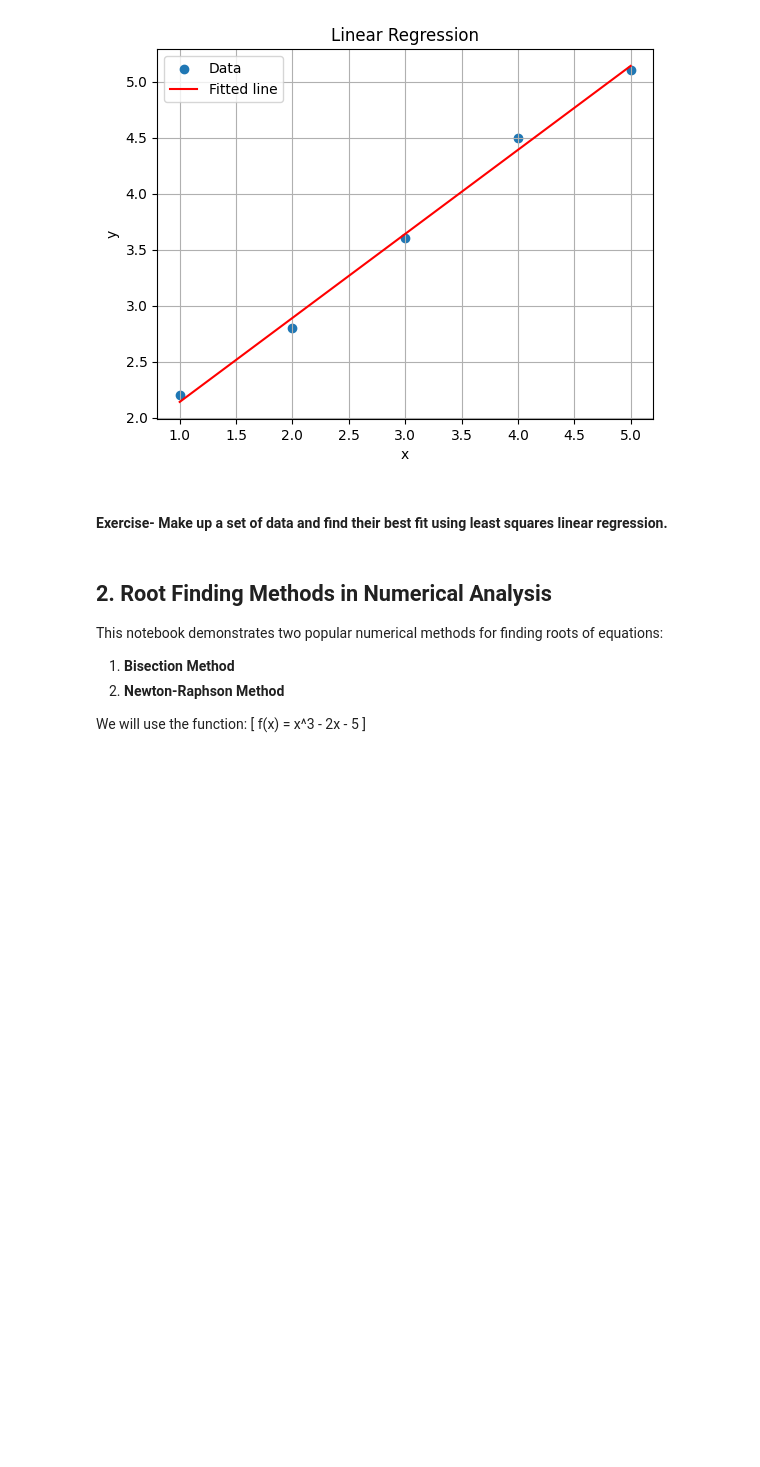
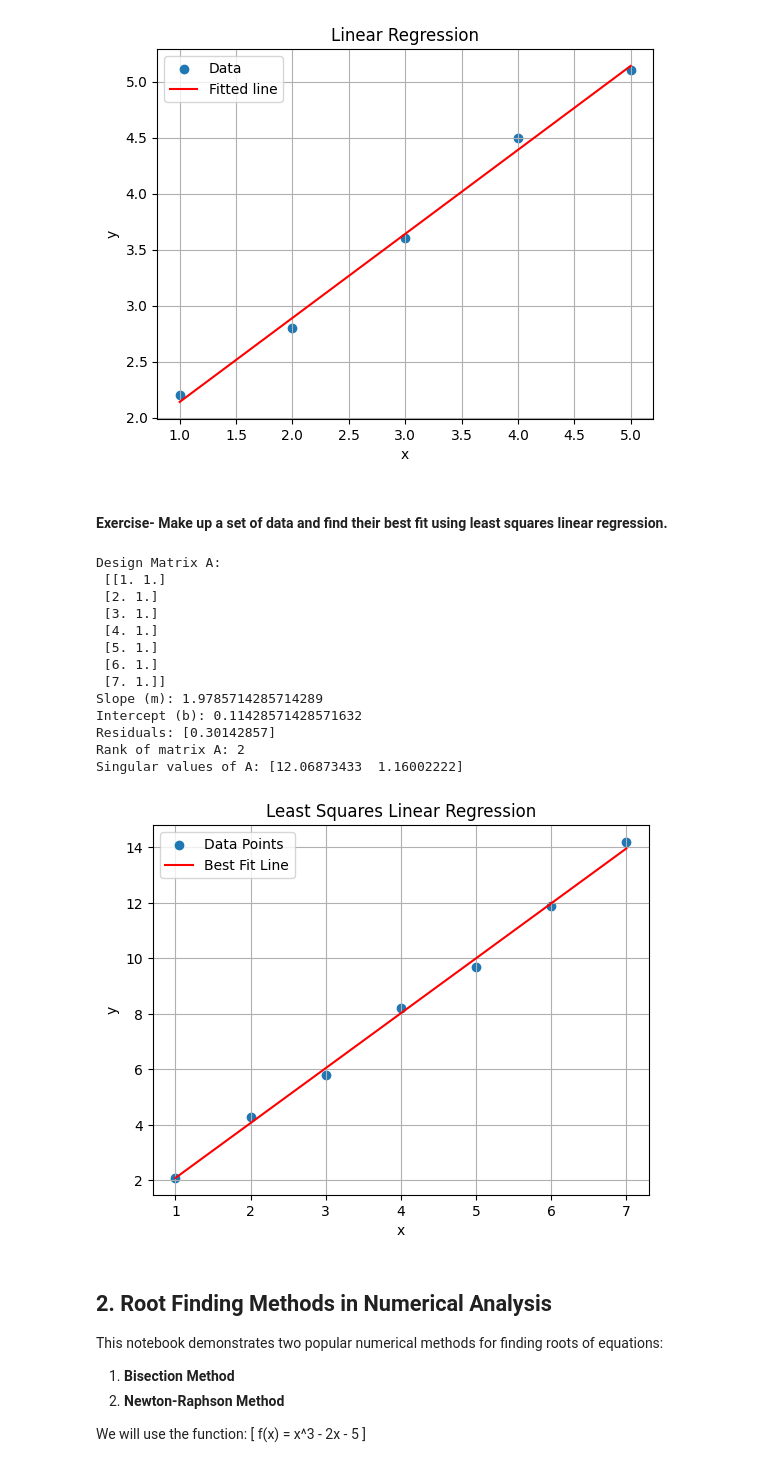
Before and after one commit to chrsshkm/Engineering-Methods-Lecture-Exercises, a Jupyter notebook: Lecture 9 Basic_Numerical_Methods (1).ipynb, the cells around one changed output. Drawn from its saved outputs; the diff is of its cells as text; code cells hidden in the pictures; blank space fills up the shorter version.

```diff
--- a/Lecture 9 Basic_Numerical_Methods (1).ipynb
+++ b/Lecture 9 Basic_Numerical_Methods (1).ipynb
@@ -76,7 +76,53 @@ Singular values of A: [7.69121313 0.91936964]
 # %% [markdown]
 #### Exercise- Make up a set of data and find their best fit using least squares linear regression.
 # %%
-# Your code here
+import numpy as np
+import matplotlib.pyplot as plt
+
+
+x = np.array([1, 2, 3, 4, 5, 6, 7])
+y = np.array([2.1, 4.3, 5.8, 8.2, 9.7, 11.9, 14.2])
+
+
+A = np.vstack([x, np.ones(len(x))]).T
+print("Design Matrix A:\n", A)
+
+
+coeffs, residuals, rank, s = np.linalg.lstsq(A, y, rcond=None)
+m = coeffs[0]
+b = coeffs[1]
+
+
+print("Slope (m):", m)
+print("Intercept (b):", b)
+print("Residuals:", residuals)
+print("Rank of matrix A:", rank)
+print("Singular values of A:", s)
+
+
+plt.scatter(x, y, label='Data Points')
+plt.plot(x, m*x + b, 'r-', label='Best Fit Line')
+plt.title('Least Squares Linear Regression')
+plt.xlabel('x')
+plt.ylabel('y')
+plt.grid(True)
+plt.legend()
+plt.show()
+# %% [output]
+Design Matrix A:
+ [[1. 1.]
+ [2. 1.]
+ [3. 1.]
+ [4. 1.]
+ [5. 1.]
+ [6. 1.]
+ [7. 1.]]
+Slope (m): 1.9785714285714289
+Intercept (b): 0.11428571428571632
+Residuals: [0.30142857]
+Rank of matrix A: 2
+Singular values of A: [12.06873433  1.16002222]
+[figure, added]
 # %% [markdown]
 
 ## 2. Root Finding Methods in Numerical Analysis
```
